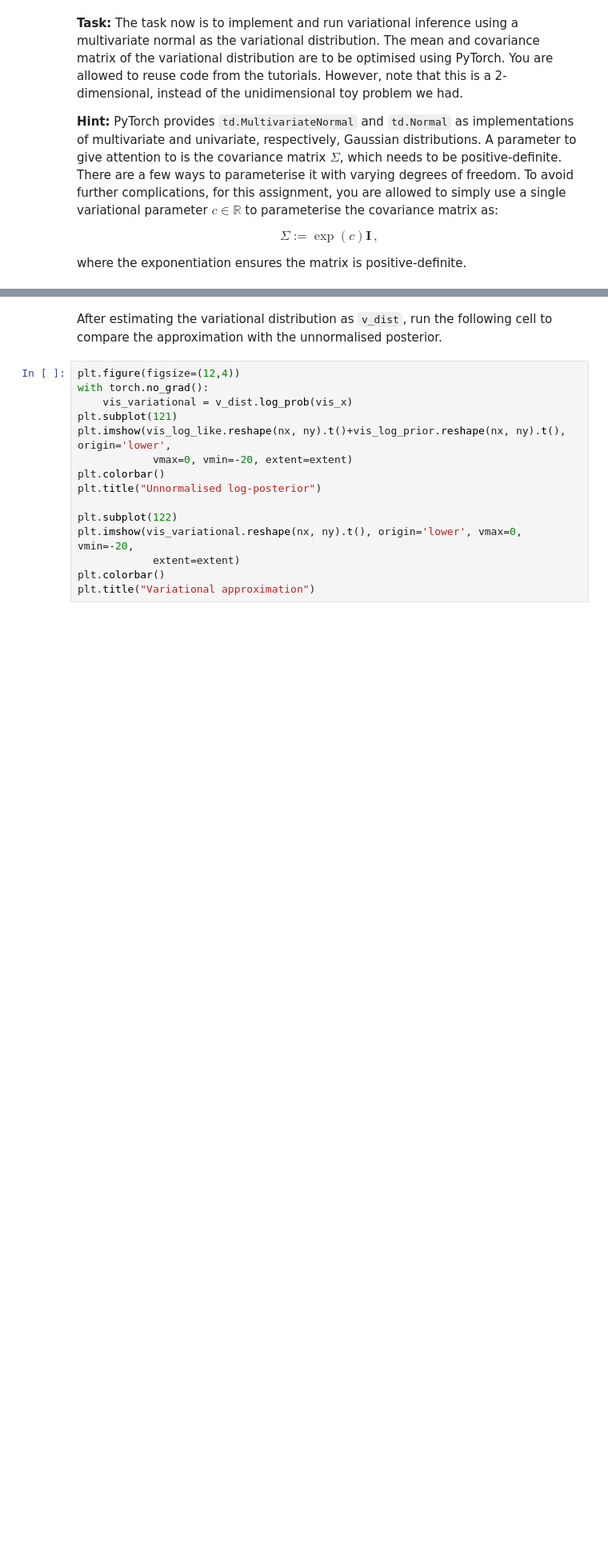
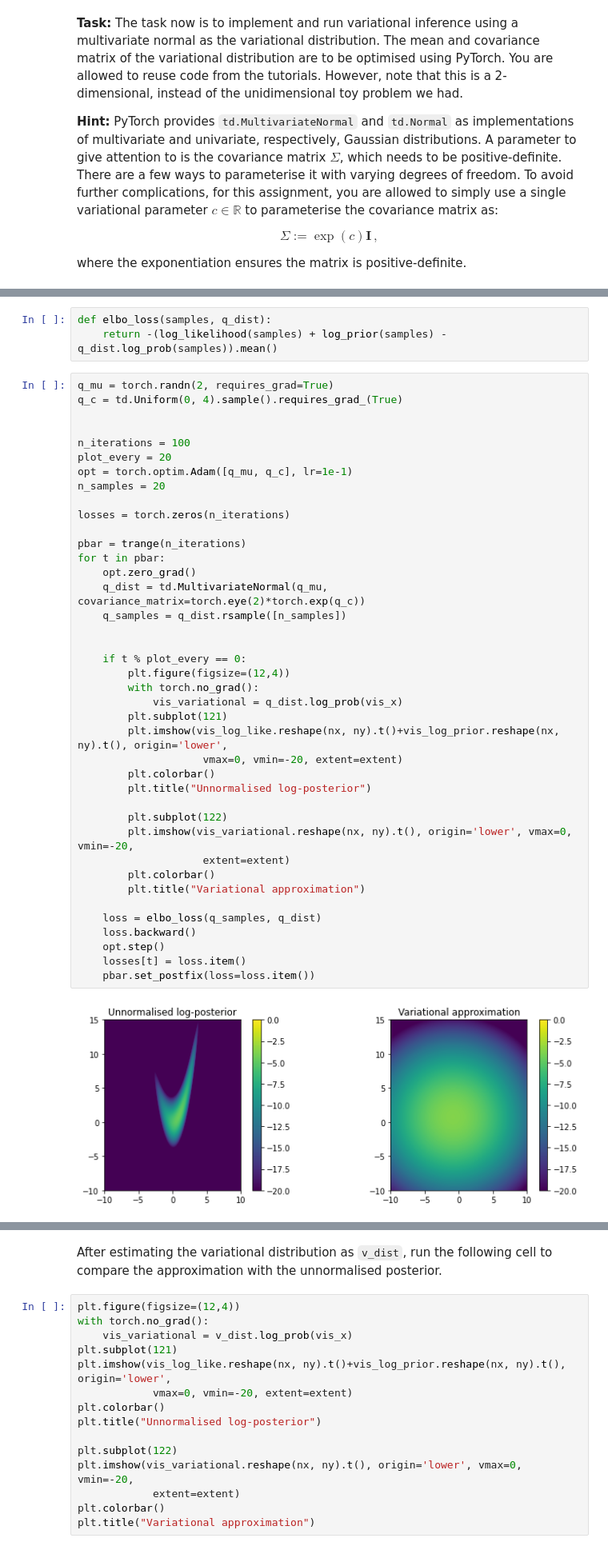
Before and after one commit to arpit-kapoor/DARE-PhD, a Jupyter notebook: assignments/DATA-6811/assignment-2/DATA6811 - Assignment 2 - Variational Inference.ipynb, the cells around one changed output, grey strips where cells are left out. Shown at 80% size. Cells and saved outputs as stored; diff of their text form; blank space fills up the shorter version.

```diff
--- a/assignments/DATA-6811/assignment-2/DATA6811 - Assignment 2 - Variational Inference.ipynb
+++ b/assignments/DATA-6811/assignment-2/DATA6811 - Assignment 2 - Variational Inference.ipynb
@@ -131,0 +132,45 @@ v_dist = #TODO: your final estimate for the variational distribution
+# %%
+def elbo_loss(samples, q_dist):
+    return -(log_likelihood(samples) + log_prior(samples) - q_dist.log_prob(samples)).mean()
+# %%
+q_mu = torch.randn(2, requires_grad=True)
+q_c = td.Uniform(0, 4).sample().requires_grad_(True)
+
+
+n_iterations = 100
+plot_every = 20
+opt = torch.optim.Adam([q_mu, q_c], lr=1e-1)
+n_samples = 20
+
+losses = torch.zeros(n_iterations)
+
+pbar = trange(n_iterations)
+for t in pbar:
+    opt.zero_grad()
+    q_dist = td.MultivariateNormal(q_mu, covariance_matrix=torch.eye(2)*torch.exp(q_c))
+    q_samples = q_dist.rsample([n_samples])
+
+
+    if t % plot_every == 0:
+        plt.figure(figsize=(12,4))
+        with torch.no_grad():
+            vis_variational = q_dist.log_prob(vis_x)
+        plt.subplot(121)
+        plt.imshow(vis_log_like.reshape(nx, ny).t()+vis_log_prior.reshape(nx, ny).t(), origin='lower',
+                    vmax=0, vmin=-20, extent=extent)
+        plt.colorbar()
+        plt.title("Unnormalised log-posterior")
+
+        plt.subplot(122)
+        plt.imshow(vis_variational.reshape(nx, ny).t(), origin='lower', vmax=0, vmin=-20,
+                    extent=extent)
+        plt.colorbar()
+        plt.title("Variational approximation")
+
+    loss = elbo_loss(q_samples, q_dist)
+    loss.backward()
+    opt.step()
+    losses[t] = loss.item()
+    pbar.set_postfix(loss=loss.item())
+# %% [output]
+[figure, added]
```
Also changed, not shown: parts of 7 cells of this notebook.
